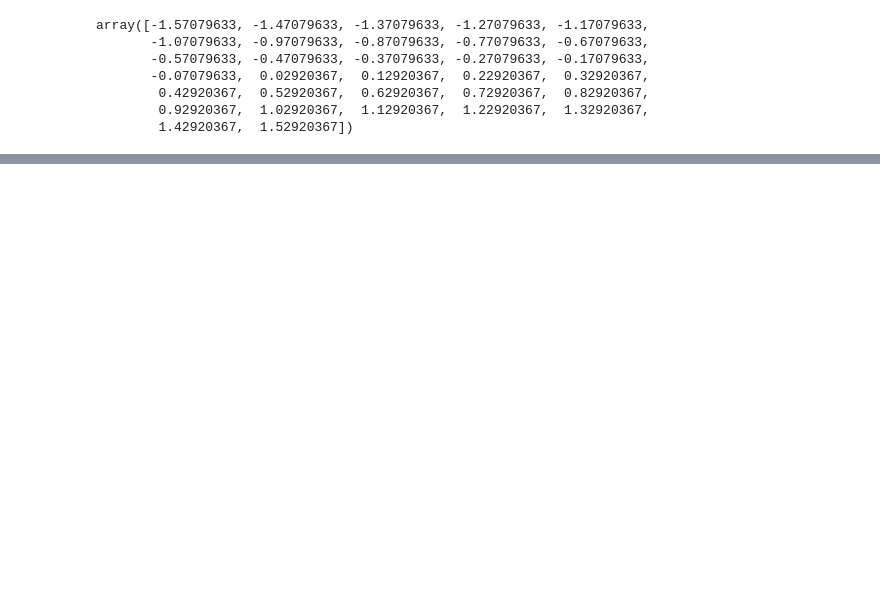
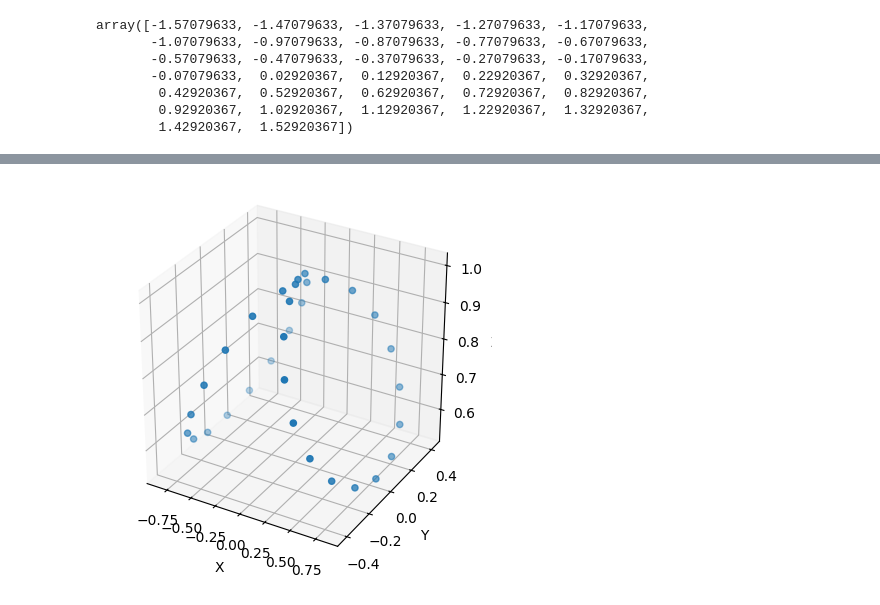
Before and after one commit to stillonearth/lvovsky-qm, a Jupyter notebook: 4-52.ipynb, the cells around one changed output, grey strips where cells are left out. Saved outputs shown, nothing was run; the diff lists cells and outputs as text; code cells hidden in the pictures; blank space fills up the shorter version.

```diff
--- a/4-52.ipynb
+++ b/4-52.ipynb
@@ -49,0 +42,25 @@ from matplotlib import plt
+# %%
+# Convert spherical coordinates to Cartesian coordinates
+x = np.sin(bss) * np.cos(ass)
+y = np.sin(bss) * np.sin(ass)
+z = np.cos(bss)
+
+# Create a figure and a 3D subplot
+fig = plt.figure()
+ax = fig.add_subplot(111, projection='3d')
+
+# Plot the points on the sphere
+ax.scatter(x, y, z)
+
+# Set labels for axes
+ax.set_xlabel('X')
+ax.set_ylabel('Y')
+ax.set_zlabel('Z')
+
+# Equal aspect ratio ensures that spheres look like spheres
+ax.set_box_aspect([1, 1, 1])
+
+# Show plot
+plt.show()
+# %% [output]
+[figure, added]
```
Also changed, not shown: parts of 5 cells of this notebook, 1 other file.
